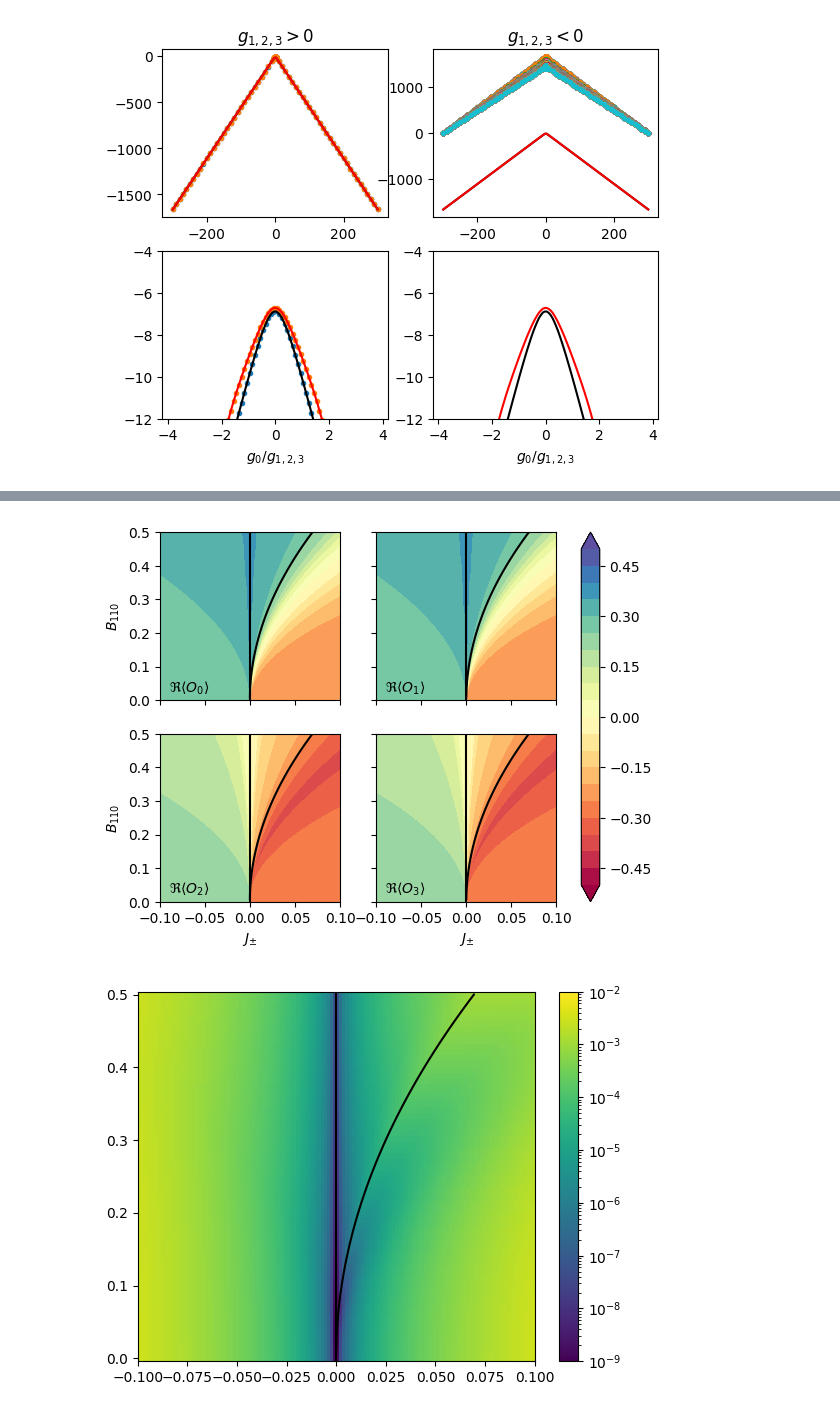
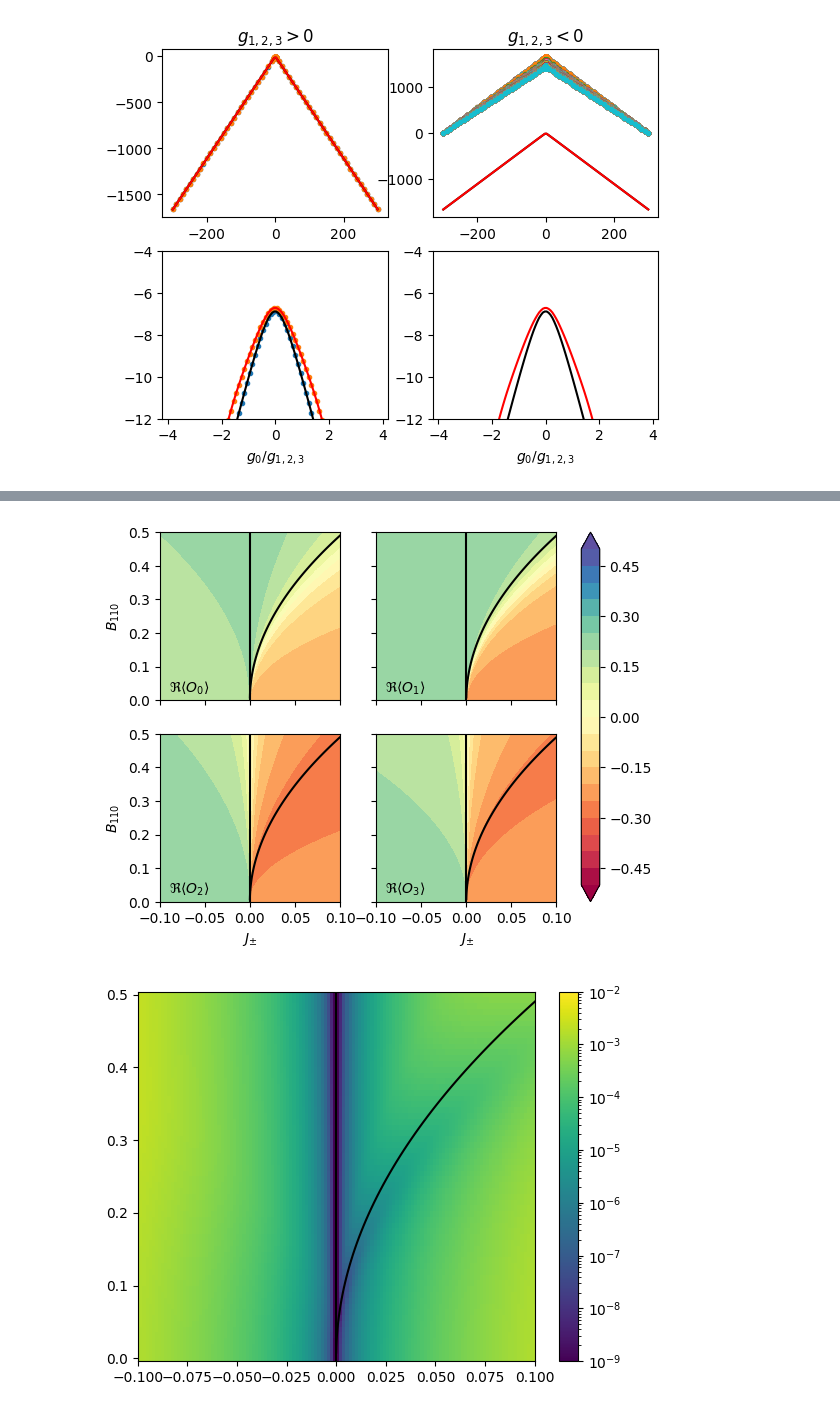
Before and after one commit to Spuriosity1/qsi_subspace_ED, a Jupyter notebook: scripts/process_field.ipynb, the cells around one changed output, grey strips where cells are left out. Drawn from its saved outputs; the diff is of its cells as text; code cells hidden in the pictures.

```diff
--- a/scripts/process_field.ipynb
+++ b/scripts/process_field.ipynb
@@ -46,8 +47,12 @@ num_cells(lats[1])
 # %%
-np.array(con.execute("""
+res = con.execute("""
         SELECT g0_g123 FROM field_111
         WHERE latvecs = ? AND g123_sign = ?
         GROUP BY g0_g123
         ORDER BY g0_g123
         """,
-        (lats[1], 1)).fetchall())[:,0]
+        (lats[1], 1))
+
+np.array(res.fetchall())[:,0]
+
+res.close()
@@ -395,6 +382,8 @@ def calc_phasedia_data(rfi: RingInterpolator, field_direction,
 def add_phasedia_boundaries(a, jpm_arr, B_arr, B_direction, **kwargs):
     B = np.array(B_direction,dtype=np.float64)
     B /= np.linalg.norm(B)
+
+
 
     f0 = lambda j,b : Jring(j, b*B)[0] + 0.5*sum(Jring(j, b*B)[1:3])
     f1 = lambda j,b : Jring(j, b*B)[1]
@@ -407,12 +396,16 @@ def add_phasedia_boundaries(a, jpm_arr, B_arr, B_direction, **kwargs):
         res0, res1 = None, None
         try:
             res0 = brentq(f0, 0.00001, np.max(jpm_arr)*2,args=bb)
-            try:
-                res1 = brentq(f1, res0*0.01, res0*0.9,args=bb)
-            except ValueError:
-                res1 =  None
         except ValueError:
             res0 =  None
+
+        try:
+            if res0 is not None:
+                res1 = brentq(f1, res0*0.01, res0*0.9,args=bb)
+            else:
+                res1 = brentq(f1, 0.01, 0.2,args=bb)
+        except ValueError:
+            res1 =  None
 
 
 
@@ -510,10 +503,11 @@ def plot_E_interp_quality(rfi, x_lims = [-4.2, 4.2]):
 # from scipy.interpolate import L
 LinearInterpolator = lambda X,Y : lambda x : np.interp(x,X,Y)
 
-lattice = lats[0]
+lattice = lats[1]
 
-sector = (4,4,4,4)
-# sector = (6,6,6,6)
+# sector = (4,4,4,4)
+# sector = (
+sector = (6,6,6,6)
 # sector = (12, 6,6,6)
 
 rfi = RingInterpolator_111(lattice, sector, interpolation_f=LinearInterpolator)
@@ -583,8 +577,8 @@ plot_E_interp_quality(rfi_110)
 [figure]
 [figure]
 # %%
-rfi_110 = RingInterpolator_110(lats[0],(4,4,4,4),interpolation_f=LinearInterpolator )
-# rfi_110 = RingInterpolator_110(lats[1],(6,6,6,6),interpolation_f=LinearInterpolator )
+# rfi_110 = RingInterpolator_110(lats[0],(4,4,4,4),interpolation_f=LinearInterpolator )
+rfi_110 = RingInterpolator_110(lats[1],(6,6,6,6),interpolation_f=LinearInterpolator )
 
 plot_interp_quality(rfi_110)
 plot_E_interp_quality(rfi_110)
@@ -599,34 +593,34 @@ c = []
 for sl, ax in enumerate(Ax.ravel()):
 
     # ax = Ax[ij]
     c.append(
         ax.contourf(jpm_arr, B_arr, rf_vals[sl],
                        extend='both',
                             levels=np.linspace(-0.5,0.5,21),
                           cmap='Spectral')
     )
 
     ax.text(0.05,0.05,rf"$\Re \langle O_{sl} \rangle$",transform=ax.transAxes)
 
 Ax[1,0].set_xlabel(r"$J_{\pm}$")
 Ax[1,1].set_xlabel(r"$J_{\pm}$")
 Ax[0,0].set_ylabel(r"$B_{110}$")
 Ax[1,0].set_ylabel(r"$B_{110}$")
 
 
 for a in Ax.ravel():
-    add_phasedia_boundaries(a,jpm_arr, B_arr, [1,1,0],color='k')
+    add_phasedia_boundaries(a,jpm_arr, B_arr, [0,1,1],color='k')
 
 fig.colorbar(c[0],ax=Ax)
 
 fig.savefig("/Users/alaricsanders/Desktop/222_B110_ED_ring_phase_dia.pdf")
 
 
 n = matplotlib.colors.LogNorm(vmin=1e-9, vmax=0.01, clip=True)
 fig, ax = plt.subplots()
 c = ax.pcolormesh(jpm_arr, B_arr, gap_vals,norm=n)
 fig.colorbar(c)
-add_phasedia_boundaries(ax,jpm_arr, B_arr, [1,1,0],color='k')
+add_phasedia_boundaries(ax,jpm_arr, B_arr, [0,1,1],color='k')
 # %% [output]
-[figure, old version]
+[figure, new version]
-[figure, old version]
+[figure, new version]
```
Also changed, not shown: parts of 10 cells of this notebook.
